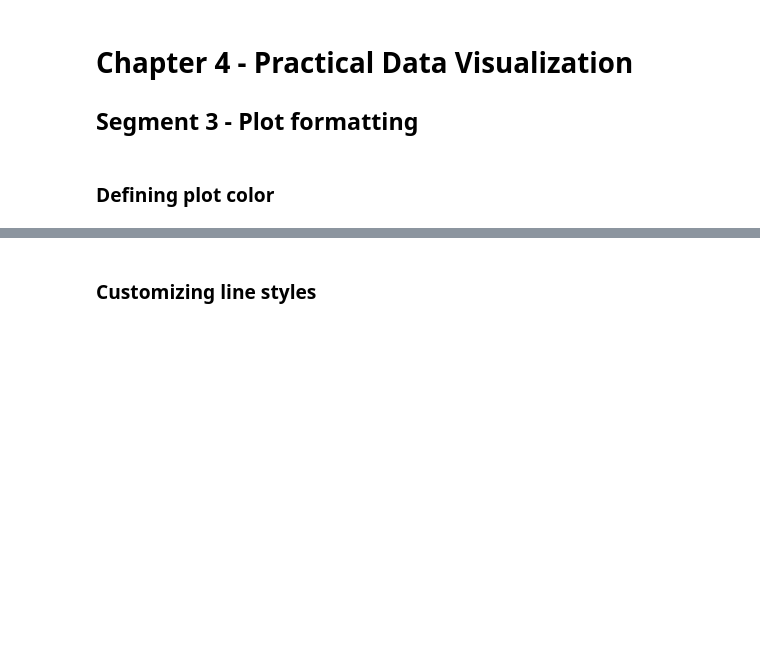
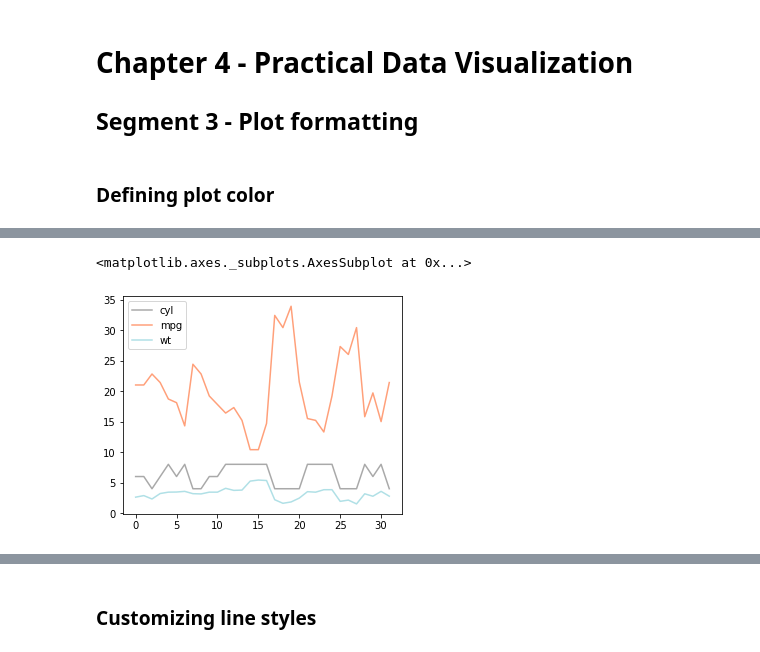
Before and after one commit to johannlilly/linkedin-learning-python-for-data-science-essential-training, a Jupyter notebook: exercise-files/part-1/04_03_begin/04_03_begin.ipynb, the cells around one changed output, grey strips where cells are left out. Saved outputs shown, nothing was run; the diff lists cells and outputs as text; code cells hidden in the pictures; blank space fills up the shorter version.

```diff
--- a/exercise-files/part-1/04_03_begin/04_03_begin.ipynb
+++ b/exercise-files/part-1/04_03_begin/04_03_begin.ipynb
@@ -23,0 +42,6 @@ df.plot()
+# %%
+color_theme = ['darkgray', 'lightsalmon', 'powderblue']
+df.plot(color=color_theme)
+# %% [output]
+<matplotlib.axes._subplots.AxesSubplot at 0x...>
+[figure, added]
```
Also changed, not shown: parts of 8 cells of this notebook.
